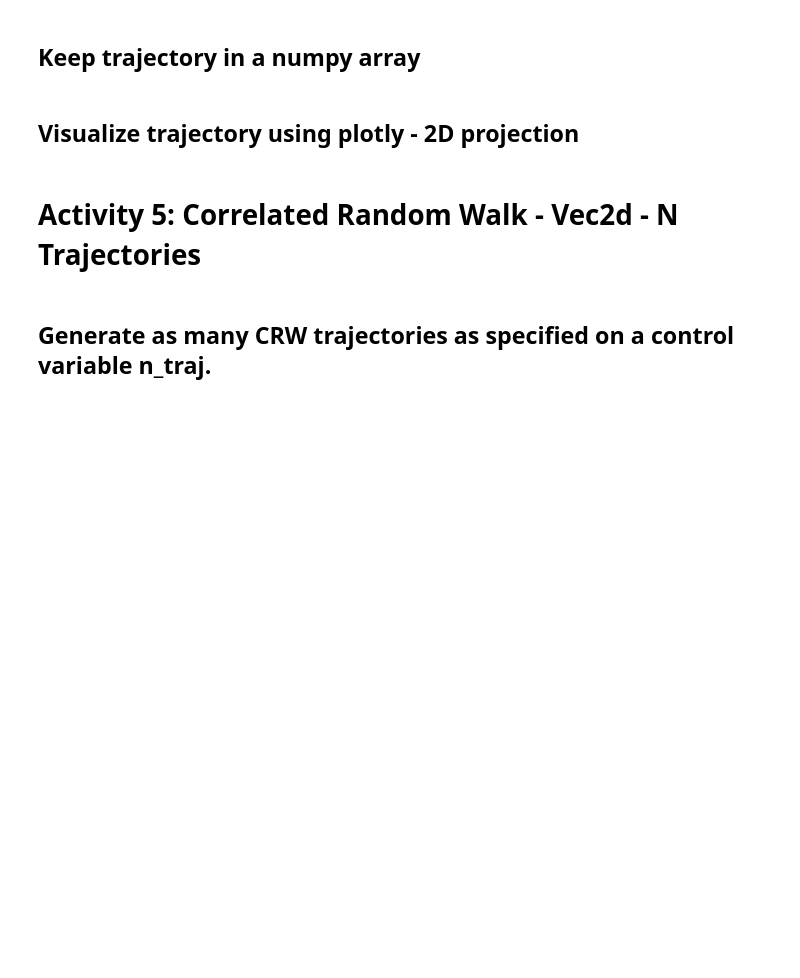
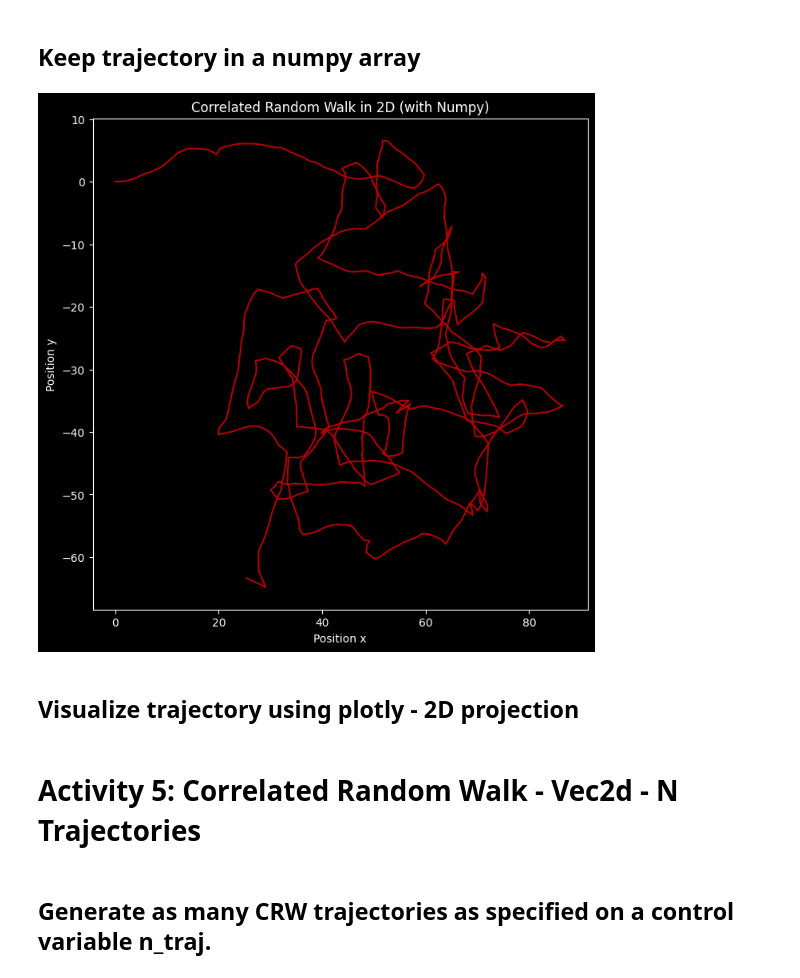
Before and after one commit to OmarGudi/Random_Walks_BrownianMotion, a Jupyter notebook: Random Walks_Correlated.ipynb, the cells around one changed output. Cells and saved outputs as stored; diff of their text form; code cells hidden in the pictures; blank space fills up the shorter version.

```diff
--- a/Random Walks_Correlated.ipynb
+++ b/Random Walks_Correlated.ipynb
@@ -136,33 +138,36 @@ def correlated_random_walk_2D_numpy(n_steps, scale=0.1):
     # Initialize the position and initial direction
     trajectory = np.zeros((n_steps, 2))
     direction = np.array([1, 0])  # Unit vector in the x direction
     for i in range(1, n_steps):
         # Select a rotation from a Cauchy distribution
         rotation_angle = cauchy.rvs(scale=scale)
         # Calculate the sine and cosine of the rotation angle
         cos_theta = np.cos(rotation_angle)
         sin_theta = np.sin(rotation_angle)
         # Apply the rotation to the current direction
         new_direction = np.array([
             direction[0] * cos_theta - direction[1] * sin_theta,
             direction[0] * sin_theta + direction[1] * cos_theta
         ])
         # Update the position by adding the new direction to the current position
         trajectory[i] = trajectory[i - 1] + new_direction
         # Update the current direction
         direction = new_direction
     return trajectory
 # Parameters for the simulation
 n_steps = 1000
 scale = 0.1  # This parameter can be modified to change the simulation.
 # Generate the correlated random walk
 trajectory = correlated_random_walk_2D_numpy(n_steps, scale)
 # Get a graphyc for the random walk.
+plt.style.use('dark_background')
 plt.figure(figsize=(8, 8))
-plt.plot(trajectory[:, 0], trajectory[:, 1], alpha=0.7)
+plt.plot(trajectory[:, 0], trajectory[:, 1], color = 'red', alpha=0.7)
 plt.title("Correlated Random Walk in 2D (with Numpy)")
 plt.xlabel("Position x")
 plt.ylabel("Position y")
 plt.show()
+# %% [output]
+[figure, added]
 # %% [markdown]
 ## Visualize trajectory using plotly - 2D projection
```
Also changed, not shown: parts of 3 cells of this notebook.
